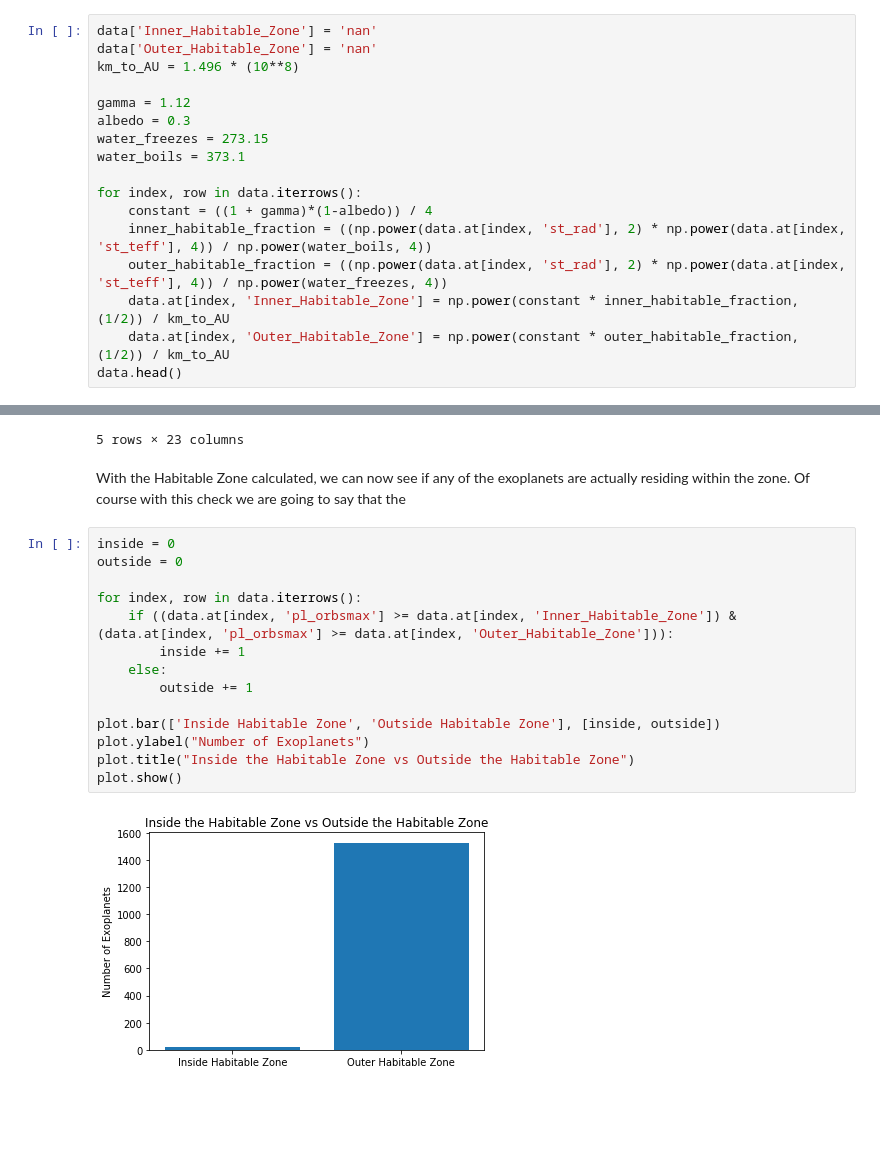
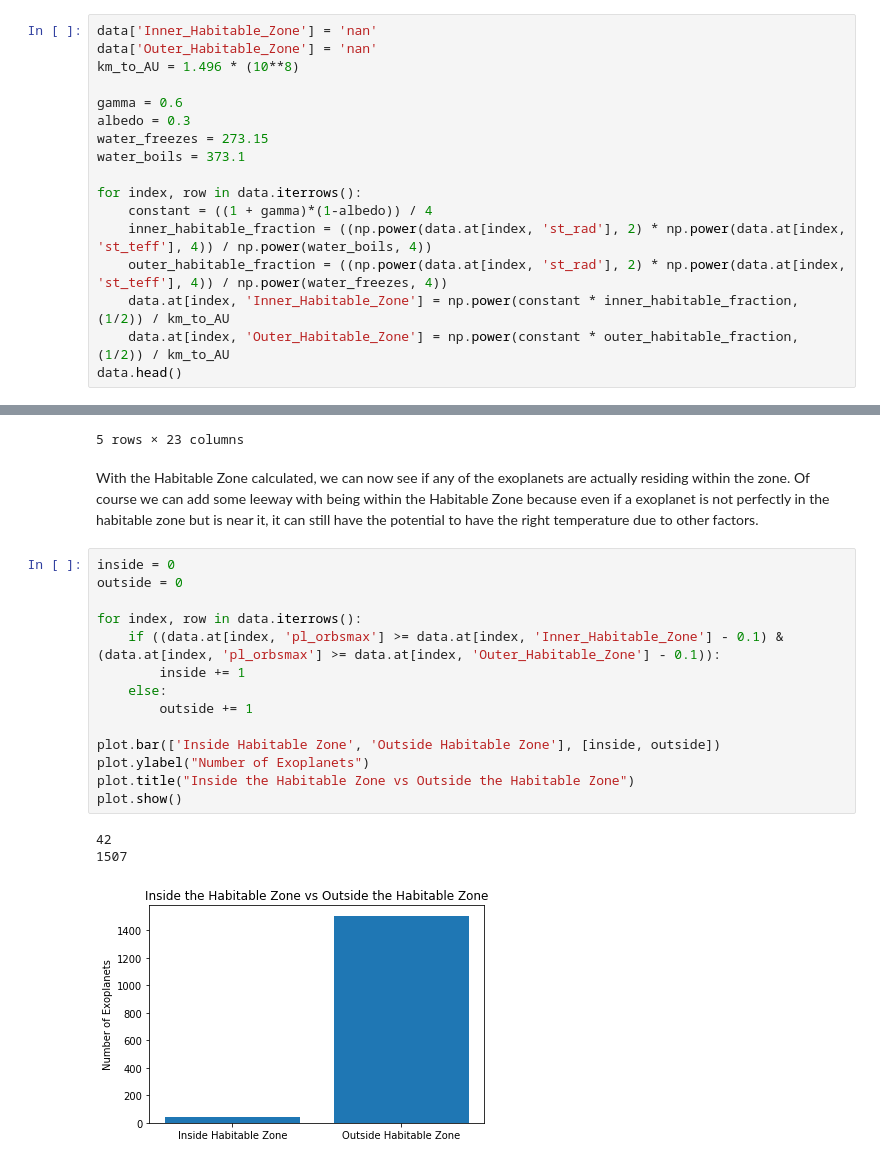
Before and after one commit to ebarr10/Potential_Exoplanet_Life, a Jupyter notebook: 320FinalProject.ipynb, the cells around one changed output, grey strips where cells are left out. Drawn from its saved outputs; the diff is of its cells as text; blank space fills up the shorter version.

```diff
--- a/320FinalProject.ipynb
+++ b/320FinalProject.ipynb
@@ -485,7 +485,7 @@ data['Inner_Habitable_Zone'] = 'nan'
 data['Outer_Habitable_Zone'] = 'nan'
 km_to_AU = 1.496 * (10**8)
 
-gamma = 1.12
+gamma = 0.6
 albedo = 0.3
 water_freezes = 273.15
 water_boils = 373.1
@@ -506,20 +506,22 @@ data.head()
 | 4 | 55 Cnc e | 55 Cnc | 2004 | 0.736546 | 0.01583 | 13844.183 | 13562.734 | 4.998564e+25 | 4.934800e+25 | ... |
 5 rows × 23 columns
 # %% [markdown]
-With the Habitable Zone calculated, we can now see if any of the exoplanets are actually residing within the zone. Of course with this check we are going to say that the
+With the Habitable Zone calculated, we can now see if any of the exoplanets are actually residing within the zone. Of course we can add some leeway with being within the Habitable Zone because even if a exoplanet is not perfectly in the habitable zone but is near it, it can still have the potential to have the right temperature due to other factors.
 # %%
 inside = 0
 outside = 0
 
 for index, row in data.iterrows():
-    if ((data.at[index, 'pl_orbsmax'] >= data.at[index, 'Inner_Habitable_Zone']) & (data.at[index, 'pl_orbsmax'] >= data.at[index, 'Outer_Habitable_Zone'])):
+    if ((data.at[index, 'pl_orbsmax'] >= data.at[index, 'Inner_Habitable_Zone'] - 0.1) & (data.at[index, 'pl_orbsmax'] >= data.at[index, 'Outer_Habitable_Zone'] - 0.1)):
         inside += 1
     else:
         outside += 1
 
 plot.bar(['Inside Habitable Zone', 'Outside Habitable Zone'], [inside, outside])
 plot.ylabel("Number of Exoplanets")
 plot.title("Inside the Habitable Zone vs Outside the Habitable Zone")
 plot.show()
 # %% [output]
+42
+1507
-[figure, old version]
+[figure, new version]
```
Also changed, not shown: parts of 2 cells of this notebook.
